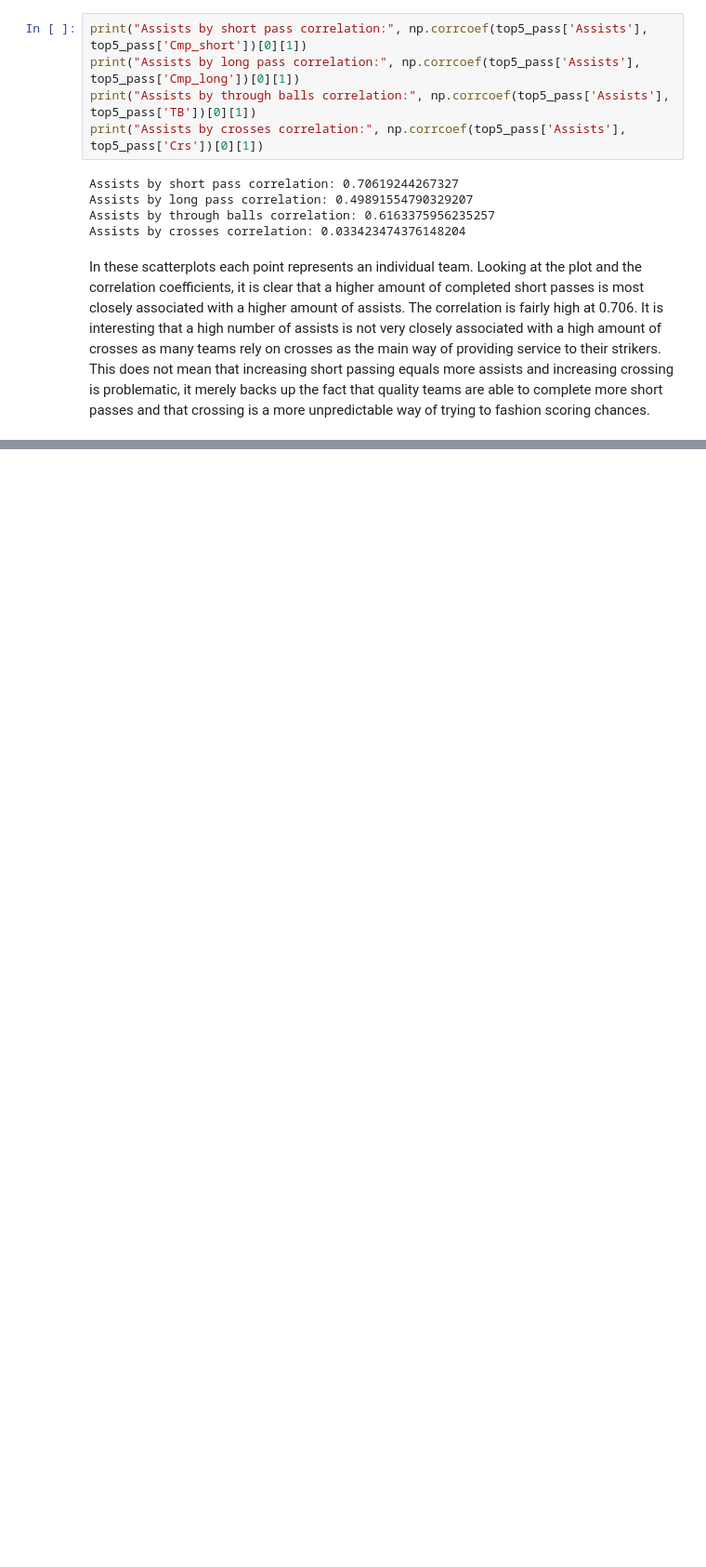
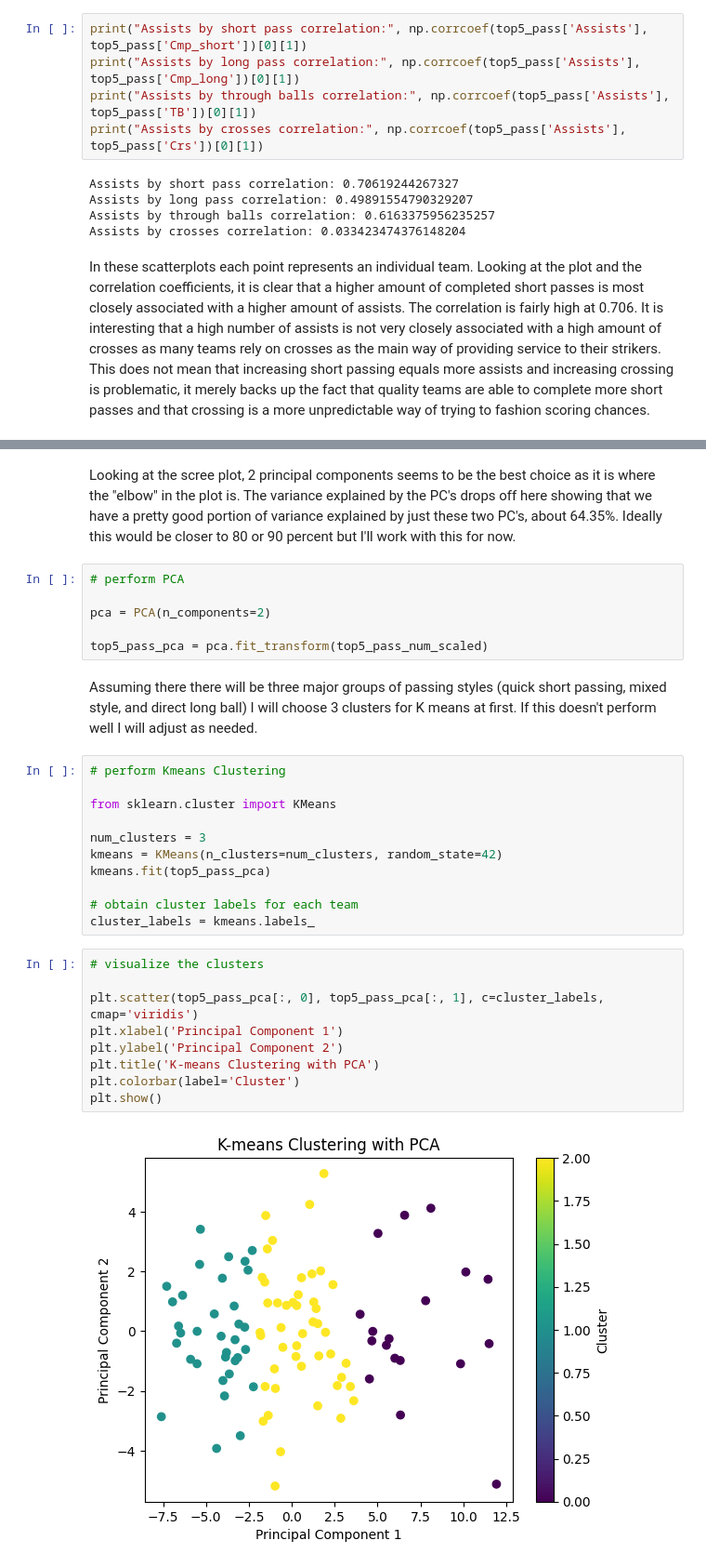
Before and after one commit to Owenp25/-Top-5-Football-Leagues-Clustering-Analysis, a Jupyter notebook: Top_5_Football_Leagues_Clustering_Teams_by_Passing_Play_Style.ipynb, the cells around one changed output, grey strips where cells are left out. Shown at 93% size. Drawn from its saved outputs; the diff is of its cells as text; blank space fills up the shorter version.

```diff
--- a/Top_5_Football_Leagues_Clustering_Teams_by_Passing_Play_Style.ipynb
+++ b/Top_5_Football_Leagues_Clustering_Teams_by_Passing_Play_Style.ipynb
@@ -508,0 +650,32 @@ In these scatterplots each point represents an individual team. Looking at the p
+# %% [markdown]
+Looking at the scree plot, 2 principal components seems to be the best choice as it is where the "elbow" in the plot is. The variance explained by the PC's drops off here showing that we have a pretty good portion of variance explained by just these two PC's, about 64.35%. Ideally this would be closer to 80 or 90 percent but I'll work with this for now.
+# %%
+# perform PCA
+
+pca = PCA(n_components=2)
+
+top5_pass_pca = pca.fit_transform(top5_pass_num_scaled)
+# %% [markdown]
+Assuming there there will be three major groups of passing styles (quick short passing, mixed style, and direct long ball) I will choose 3 clusters for K means at first. If this doesn't perform well I will adjust as needed.
+# %%
+# perform Kmeans Clustering
+
+from sklearn.cluster import KMeans
+
+num_clusters = 3
+kmeans = KMeans(n_clusters=num_clusters, random_state=42)
+kmeans.fit(top5_pass_pca)
+
+# obtain cluster labels for each team
+cluster_labels = kmeans.labels_
+# %%
+# visualize the clusters
+
+plt.scatter(top5_pass_pca[:, 0], top5_pass_pca[:, 1], c=cluster_labels, cmap='viridis')
+plt.xlabel('Principal Component 1')
+plt.ylabel('Principal Component 2')
+plt.title('K-means Clustering with PCA')
+plt.colorbar(label='Cluster')
+plt.show()
+# %% [output]
+[figure, added]
```
Also changed, not shown: parts of 22 cells of this notebook.
